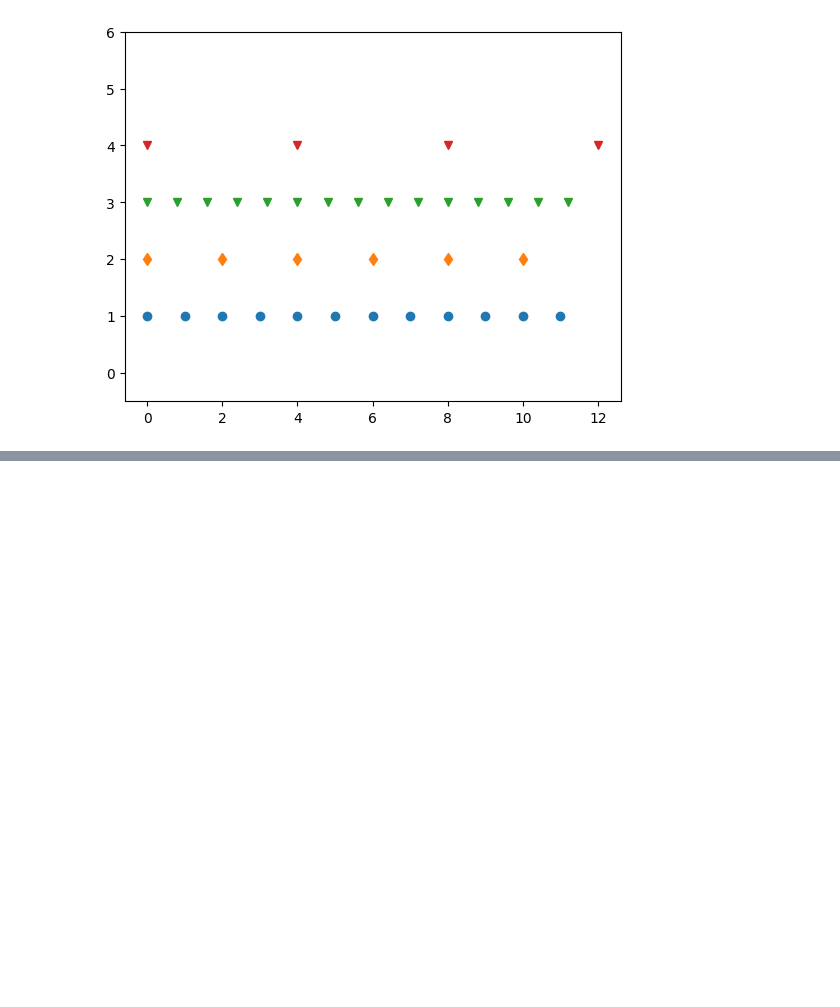
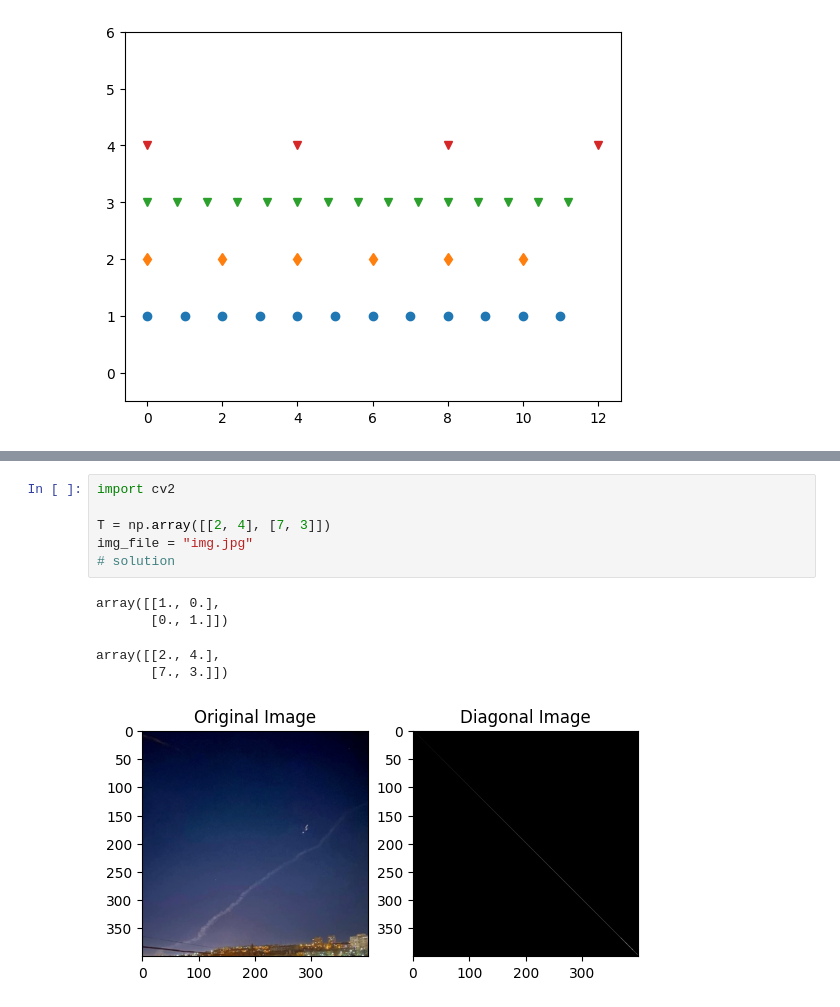
Before and after one commit to gotofritz/jupyter, a Jupyter notebook: katas/numpy_katas/001_numpy.ipynb, the cells around one changed output, grey strips where cells are left out. Drawn from its saved outputs; the diff is of its cells as text; blank space fills up the shorter version.

```diff
--- a/katas/numpy_katas/001_numpy.ipynb
+++ b/katas/numpy_katas/001_numpy.ipynb
@@ -103,0 +131,12 @@ array([ 100.        ,  215.443469  ,  464.15888336, 1000.        ])
+# %%
+import cv2
+
+T = np.array([[2, 4], [7, 3]])
+img_file = "img.jpg"
+# solution
+# %% [output]
+array([[1., 0.],
+       [0., 1.]])
+array([[2., 4.],
+       [7., 3.]])
+[figure, added]
```
Also changed, not shown: parts of 4 cells of this notebook, 3 other files.
